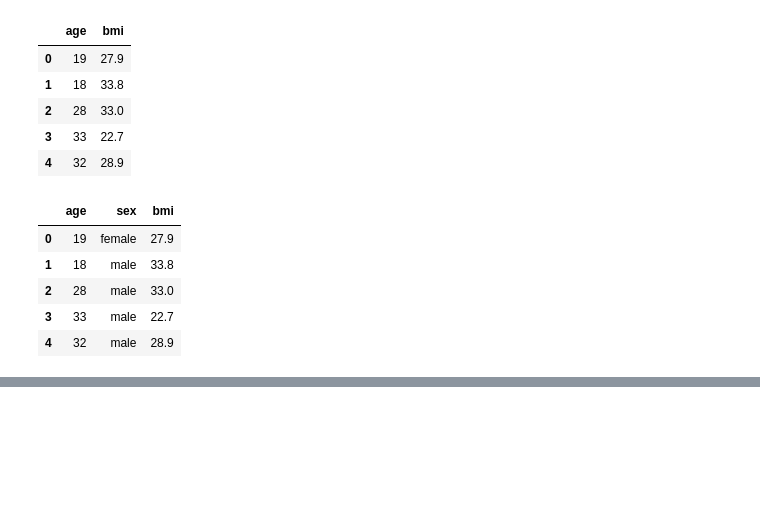
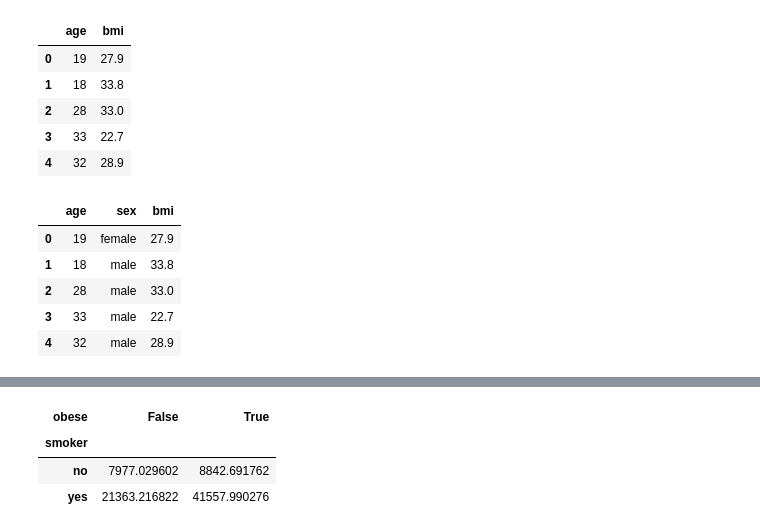
Before and after one commit to pranawsing/DataAnalytics, a Jupyter notebook: todayilearn.ipynb, the cells around one changed output, grey strips where cells are left out. Cells and saved outputs as stored; diff of their text form; code cells hidden in the pictures; blank space fills up the shorter version.

```diff
--- a/todayilearn.ipynb
+++ b/todayilearn.ipynb
@@ -80,0 +88,7 @@ data_frame.iloc[:, 0:3].head()
+# %%
+data_frame.pivot_table(values="expenses", index="smoker", columns="obese", aggfunc="mean")
+# %% [output]
+| obese | False | True |
+| smoker |  |  |
+| no | 7977.029602 | 8842.691762 |
+| yes | 21363.216822 | 41557.990276 |
```
Also changed, not shown: parts of 3 cells of this notebook.
